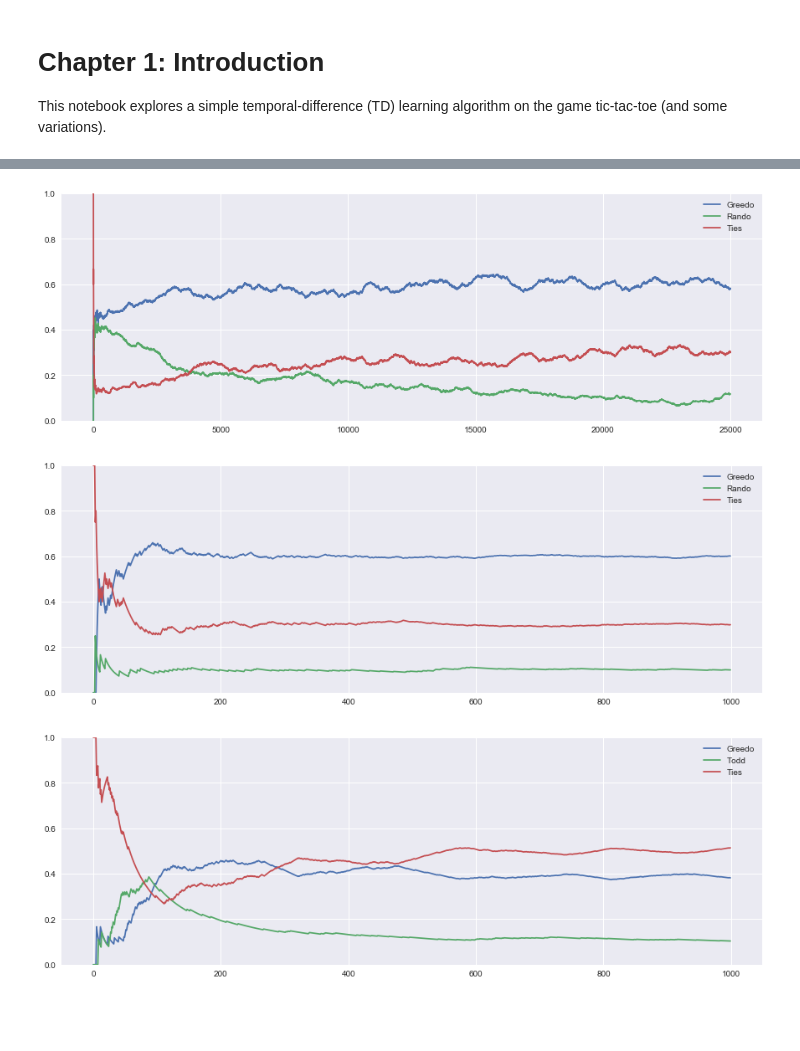
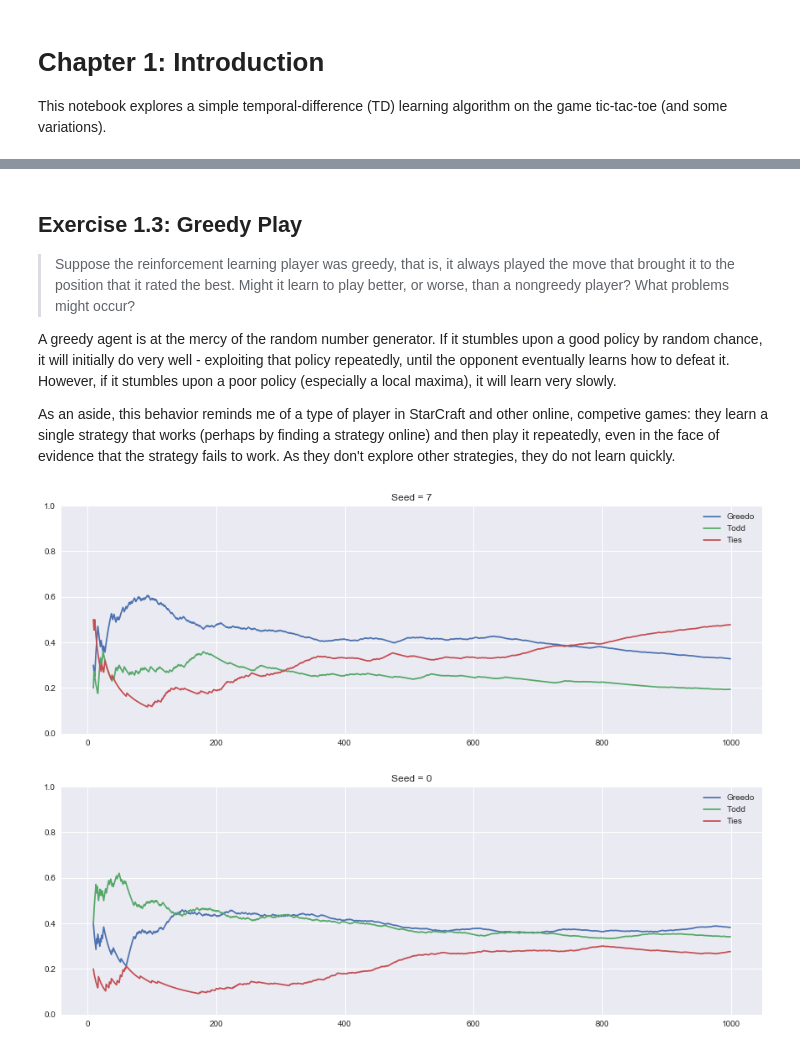
Before and after one commit to ungood/reinforcement-learning, a Jupyter notebook: Chapter 1.ipynb, the cells around one changed output, grey strips where cells are left out. Saved outputs shown, nothing was run; the diff lists cells and outputs as text; code cells hidden in the pictures; blank space fills up the shorter version.

```diff
--- a/Chapter 1.ipynb
+++ b/Chapter 1.ipynb
@@ -221,32 +29,32 @@ Reward: 1
 # %%
+class AgentSession(object):
+    def act(self, state):
+        raise NotImplemented
+
+    def reward(self, state, reward):
+        pass
+
 class Agent(object):
     def reset(self):
         pass
 
-    def act(self, state):
-        raise NotImplemented
+    def bind(self, player):
+        return AgentSession()
 
-    def reward(self, reward):
-        pass
-
-class RandomAgent(Agent):
+class RandomAgent(Agent, AgentSession):
     def __init__(self, name):
         self.name = name
-        self.reset()
 
-    def reset(self):
-        self.score = 0
+    def bind(self, player):
+        return self
 
     def act(self, state):
         return state.random_action
-
-    def reward(self, reward):
-        self.score += reward
 
 rando = RandomAgent("Rando")
 state = ttt.reset()
 action = rando.act(state)
 print(action)
 ttt.step(action)
-ttt.render()
+ttt.render(mode='matplotlib')
 # %% [output]
@@ -456,8 +315,22 @@ evaluate(rando, todd).plot()
+# %% [markdown]
+## Exercise 1.3: Greedy Play
+
+> Suppose the reinforcement learning player was greedy, that is, it always played the move that brought it to the position that it rated the best. Might it learn to play better, or worse, than a nongreedy player? What problems might occur?
+
+A greedy agent is at the mercy of the random number generator.  If it stumbles upon a good policy by random chance, it will initially do very well - exploiting that policy repeatedly, until the opponent eventually learns how to defeat it. However, if it stumbles upon a poor policy (especially a local maxima), it will learn very slowly.
+
+As an aside, this behavior reminds me of a type of player in StarCraft and other online, competive games: they learn a single strategy that works (perhaps by finding a strategy online) and then play it repeatedly, even in the face of evidence that the strategy fails to work.  As they don't explore other strategies, they do not learn quickly.
 # %%
-greedo = TDAgent(EpsilonGreedy(0.), LinearUpdate(), 'Greedo')
-train_evaluate(greedo, rando)
-evaluate(greedo, todd).plot()
+greedo = TDAgent(EpsilonGreedy(0.), LinearUpdate(0.1), 'Greedo')
+
+def g_vs_t(s):
+    seed(s)
+    greedo.reset()
+    todd.reset()
+    Matchup(ttt, greedo, todd).run_many(1000).plot('Seed = {}'.format(s))
+
+g_vs_t(7)
+g_vs_t(0)
 # %% [output]
-[figure, old version]
+[figure, new version]
-[figure, old version]
+[figure, new version]
-[figure, removed]
```
Also changed, not shown: parts of 26 cells of this notebook, 4 other files.
